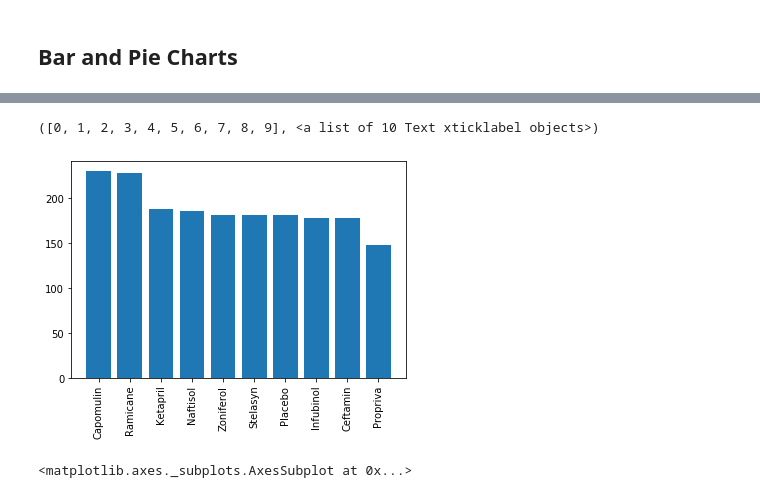
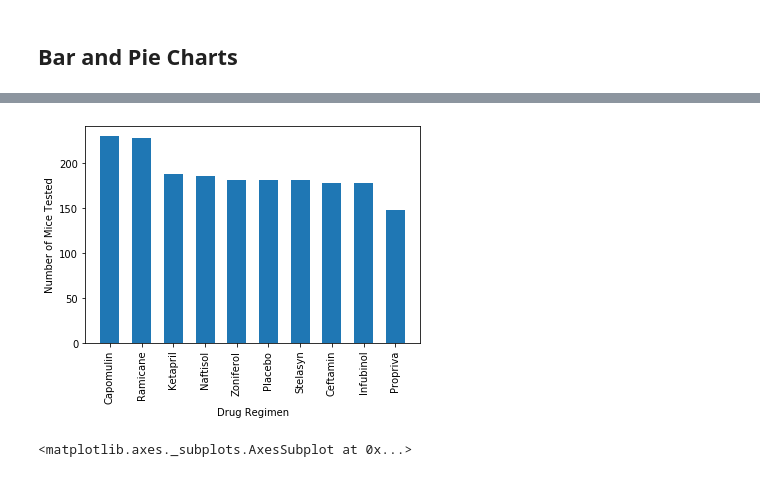
Before and after one commit to Lubinl/Matplotlib-Challenge, a Jupyter notebook: Instructions/Pymaceuticals/pymaceuticals_starter.ipynb, the cells around one changed output, grey strips where cells are left out. Drawn from its saved outputs; the diff is of its cells as text; code cells hidden in the pictures.

```diff
--- a/Instructions/Pymaceuticals/pymaceuticals_starter.ipynb
+++ b/Instructions/Pymaceuticals/pymaceuticals_starter.ipynb
@@ -211,10 +128,13 @@ Name: Drug Regimen, dtype: int64
 # %%
 # Generate identical bar plot using pyplot instead of pandas.
-plt.bar(drugreg_counts.index,drugreg_counts.values)
+drugreg_counts = clean_df['Drug Regimen'].value_counts()
+plt.bar(drugreg_counts.index,drugreg_counts.values, width = .6)
 plt.xticks(rotation = 90)
+plt.ylabel('Number of Mice Tested')
+plt.xlabel('Drug Regimen')
+plt.show()
 # %% [output]
-([0, 1, 2, 3, 4, 5, 6, 7, 8, 9], <a list of 10 Text xticklabel objects>)
-[figure, old version]
+[figure, new version]
 # %%
 # Generate a pie plot showing the distribution of female versus male mice using pandas
 clean_df['Sex'].value_counts().plot(kind = 'pie', autopct = '%1.1f%%', explode = [0,0])
```
Also changed, not shown: parts of 21 cells of this notebook.
